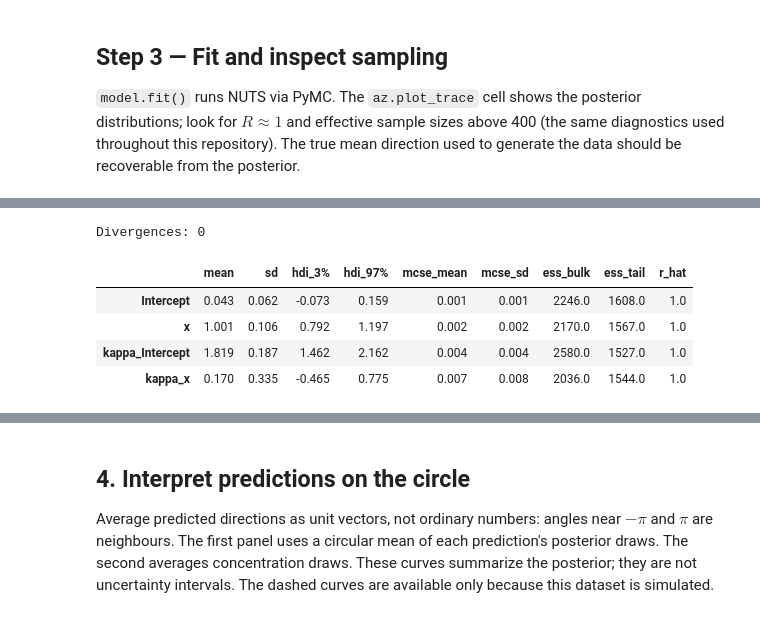
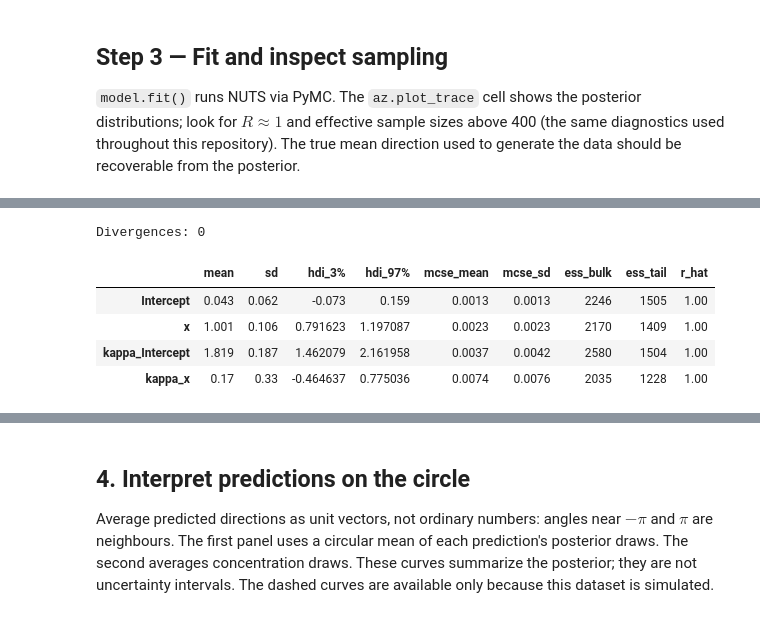
Before and after one commit to jgraving/unwrap, a Jupyter notebook: notebooks/circular_regression.ipynb, the cells around one changed output, grey strips where cells are left out. Saved outputs shown, nothing was run; the diff lists cells and outputs as text; code cells hidden in the pictures.

```diff
--- a/notebooks/circular_regression.ipynb
+++ b/notebooks/circular_regression.ipynb
@@ -163,7 +164,7 @@ idata = model.fit(
 parameters = ["Intercept", "x", "kappa_Intercept", "kappa_x"]
 assert all(np.isfinite(idata.posterior[name]).all() for name in parameters)
 print("Divergences:", int(idata.sample_stats.diverging.sum()))
-az.summary(idata, var_names=parameters, circ_var_names=["Intercept"])
+circular_summary(idata, var_names=parameters, circ_var_names=["Intercept"])
 # %% [output]
 Initializing NUTS using jitter+adapt_diag...
 Sequential sampling (4 chains in 1 job)
@@ -172,9 +173,9 @@ Sampling 4 chains for 500 tune and 500 draw iterations (2_000 + 2_000 draws tota
 Divergences: 0
 |  | mean | sd | hdi_3% | hdi_97% | mcse_mean | mcse_sd | ess_bulk | ess_tail | r_hat |
-| Intercept | 0.043 | 0.062 | -0.073 | 0.159 | 0.001 | 0.001 | 2246.0 | 1608.0 | 1.0 |
-| x | 1.001 | 0.106 | 0.792 | 1.197 | 0.002 | 0.002 | 2170.0 | 1567.0 | 1.0 |
-| kappa_Intercept | 1.819 | 0.187 | 1.462 | 2.162 | 0.004 | 0.004 | 2580.0 | 1527.0 | 1.0 |
-| kappa_x | 0.170 | 0.335 | -0.465 | 0.775 | 0.007 | 0.008 | 2036.0 | 1544.0 | 1.0 |
+| Intercept | 0.043 | 0.062 | -0.073 | 0.159 | 0.0013 | 0.0013 | 2246 | 1505 | 1.00 |
+| x | 1.001 | 0.106 | 0.791623 | 1.197087 | 0.0023 | 0.0023 | 2170 | 1409 | 1.00 |
+| kappa_Intercept | 1.819 | 0.187 | 1.462079 | 2.161958 | 0.0037 | 0.0042 | 2580 | 1504 | 1.00 |
+| kappa_x | 0.17 | 0.33 | -0.464637 | 0.775036 | 0.0074 | 0.0076 | 2035 | 1228 | 1.00 |
 # %%
 plots.plot_trace(idata, parameters)
 # %% [output]
```
Also changed, not shown: parts of 4 cells of this notebook, 1 other file.
